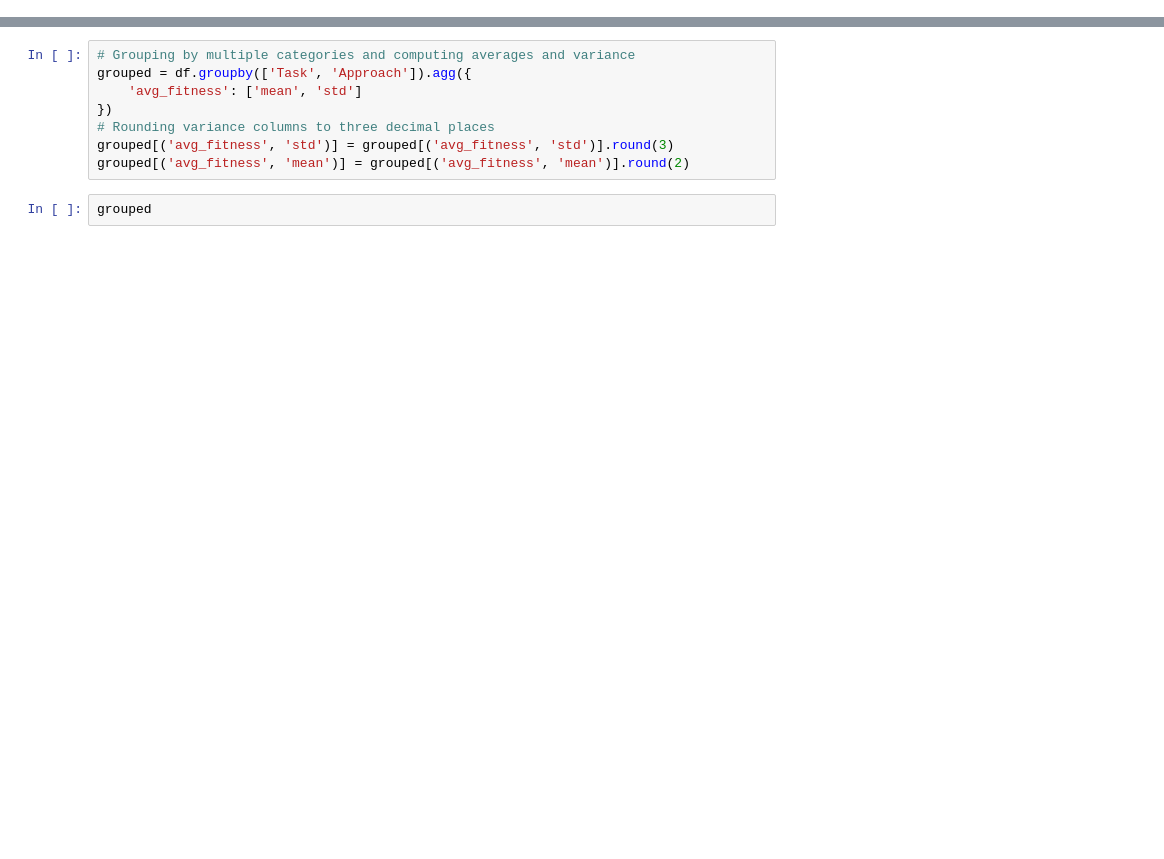
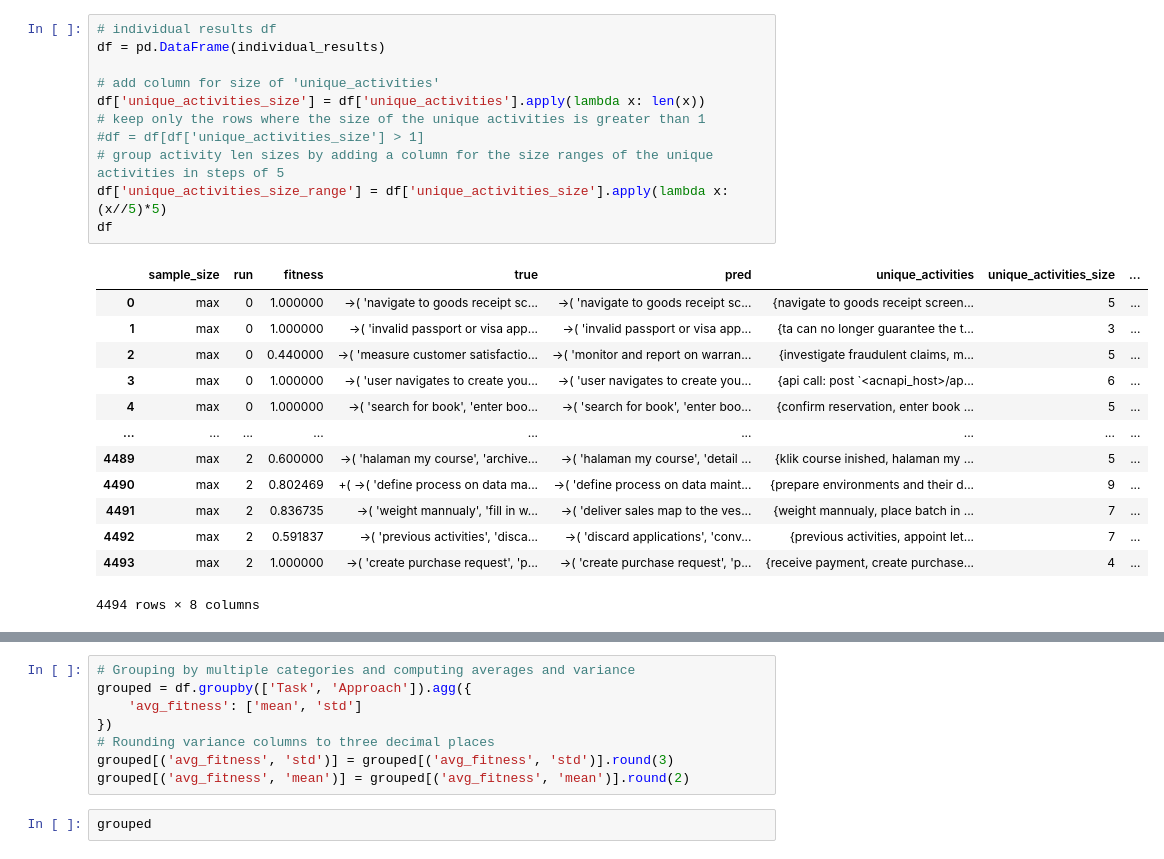
Before and after one commit to a-rebmann/llms4pm, a Jupyter notebook: result_processing_ft_generation.ipynb, the cells around one changed output, grey strips where cells are left out. Saved outputs shown, nothing was run; the diff lists cells and outputs as text; blank space fills up the shorter version.

```diff
--- a/result_processing_ft_generation.ipynb
+++ b/result_processing_ft_generation.ipynb
@@ -119,0 +120,25 @@ for run in runs:
+# %%
+# individual results df
+df = pd.DataFrame(individual_results)
+
+# add column for size of 'unique_activities'
+df['unique_activities_size'] = df['unique_activities'].apply(lambda x: len(x))
+# keep only the rows where the size of the unique activities is greater than 1
+#df = df[df['unique_activities_size'] > 1]
+# group activity len sizes by adding a column for the size ranges of the unique activities in steps of 5
+df['unique_activities_size_range'] = df['unique_activities_size'].apply(lambda x: (x//5)*5)
+df
+# %% [output]
+|  | sample_size | run | fitness | true | pred | unique_activities | unique_activities_size | ... |
+| 0 | max | 0 | 1.000000 | ->( 'navigate to goods receipt sc... | ->( 'navigate to goods receipt sc... | {navigate to goods receipt screen... | 5 | ... |
+| 1 | max | 0 | 1.000000 | ->( 'invalid passport or visa app... | ->( 'invalid passport or visa app... | {ta can no longer guarantee the t... | 3 | ... |
+| 2 | max | 0 | 0.440000 | ->( 'measure customer satisfactio... | ->( 'monitor and report on warran... | {investigate fraudulent claims, m... | 5 | ... |
+| 3 | max | 0 | 1.000000 | ->( 'user navigates to create you... | ->( 'user navigates to create you... | {api call: post `<acnapi_host>/ap... | 6 | ... |
+| 4 | max | 0 | 1.000000 | ->( 'search for book', 'enter boo... | ->( 'search for book', 'enter boo... | {confirm reservation, enter book ... | 5 | ... |
+| ... | ... | ... | ... | ... | ... | ... | ... | ... |
+| 4489 | max | 2 | 0.600000 | ->( 'halaman my course', 'archive... | ->( 'halaman my course', 'detail ... | {klik course inished, halaman my ... | 5 | ... |
+| 4490 | max | 2 | 0.802469 | +( ->( 'define process on data ma... | ->( 'define process on data maint... | {prepare environments and their d... | 9 | ... |
+| 4491 | max | 2 | 0.836735 | ->( 'weight mannualy', 'fill in w... | ->( 'deliver sales map to the ves... | {weight mannualy, place batch in ... | 7 | ... |
+| 4492 | max | 2 | 0.591837 | ->( 'previous activities', 'disca... | ->( 'discard applications', 'conv... | {previous activities, appoint let... | 7 | ... |
+| 4493 | max | 2 | 1.000000 | ->( 'create purchase request', 'p... | ->( 'create purchase request', 'p... | {receive payment, create purchase... | 4 | ... |
+4494 rows × 8 columns
```
Also changed, not shown: parts of 5 cells of this notebook, 13 other files.
